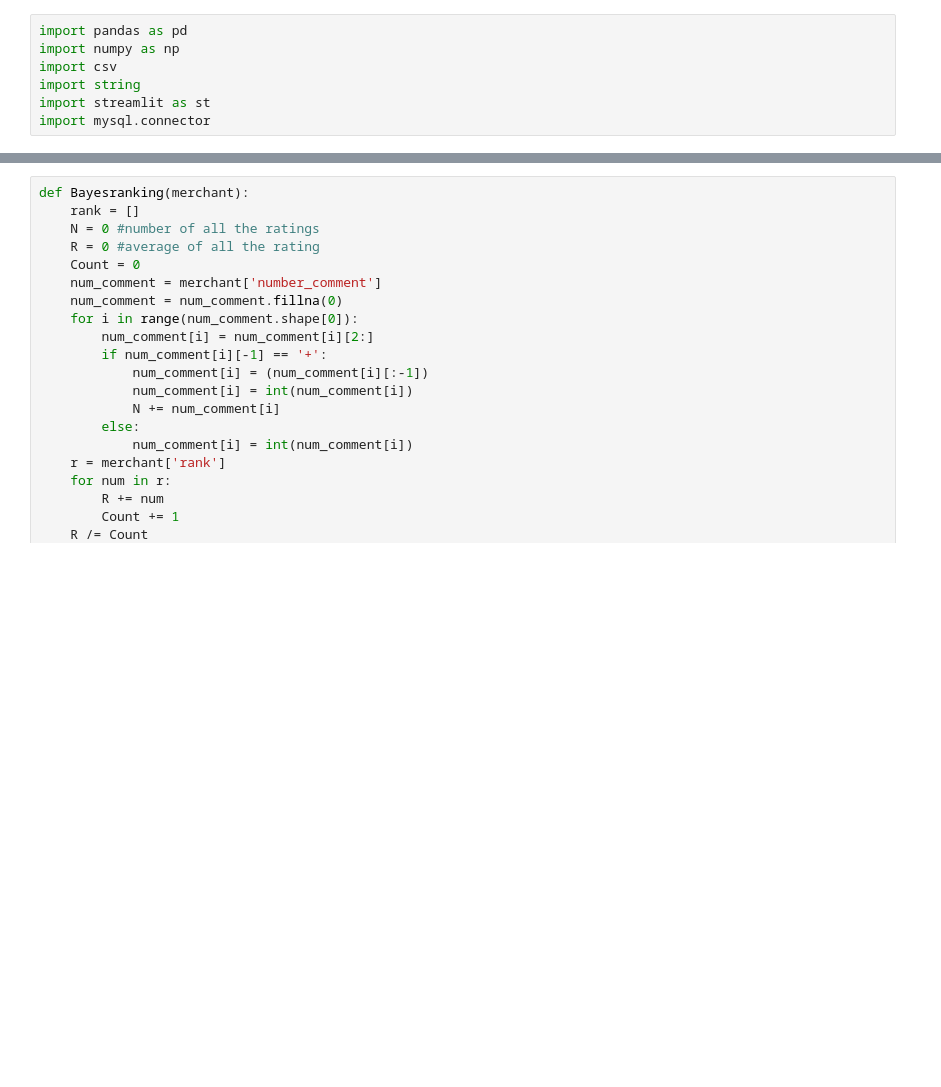
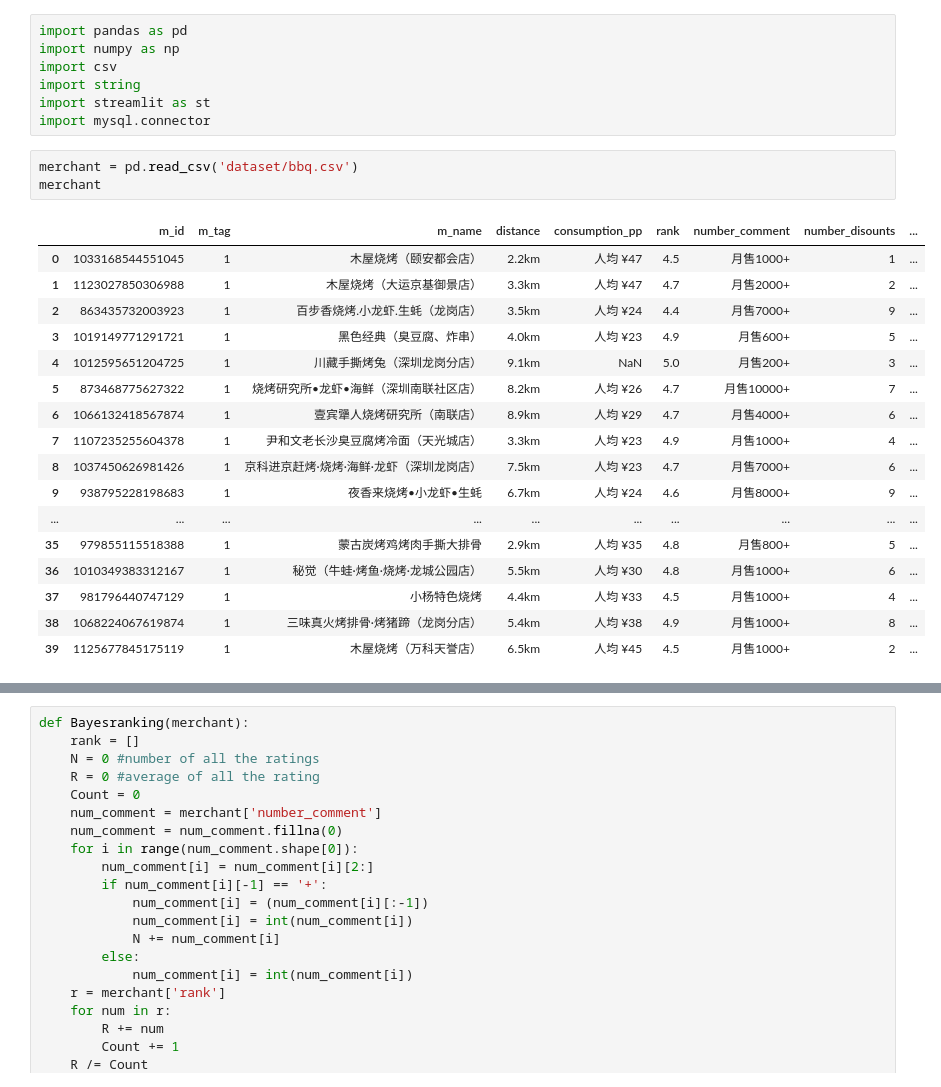
Before and after one commit to JAck-Yolo/EIE3280, a Jupyter notebook: source/data_generation/Content_base_recommendation.ipynb, the cells around one changed output, grey strips where cells are left out. Cells and saved outputs as stored; diff of their text form; blank space fills up the shorter version.

```diff
--- a/source/data_generation/Content_base_recommendation.ipynb
+++ b/source/data_generation/Content_base_recommendation.ipynb
@@ -5,6 +5,27 @@ import csv
 import string
 import streamlit as st
 import mysql.connector
+# %%
+merchant = pd.read_csv('dataset/bbq.csv')
+merchant
+# %% [output]
+|  | m_id | m_tag | m_name | distance | consumption_pp | rank | number_comment | number_disounts | ... |
+| 0 | 1033168544551045 | 1 | 木屋烧烤（颐安都会店） | 2.2km | 人均 ¥47 | 4.5 | 月售1000+ | 1 | ... |
+| 1 | 1123027850306988 | 1 | 木屋烧烤（大运京基御景店） | 3.3km | 人均 ¥47 | 4.7 | 月售2000+ | 2 | ... |
+| 2 | 863435732003923 | 1 | 百步香烧烤.小龙虾.生蚝（龙岗店） | 3.5km | 人均 ¥24 | 4.4 | 月售7000+ | 9 | ... |
+| 3 | 1019149771291721 | 1 | 黑色经典（臭豆腐、炸串） | 4.0km | 人均 ¥23 | 4.9 | 月售600+ | 5 | ... |
+| 4 | 1012595651204725 | 1 | 川藏手撕烤兔（深圳龙岗分店） | 9.1km | NaN | 5.0 | 月售200+ | 3 | ... |
+| 5 | 873468775627322 | 1 | 烧烤研究所•龙虾•海鲜（深圳南联社区店） | 8.2km | 人均 ¥26 | 4.7 | 月售10000+ | 7 | ... |
+| 6 | 1066132418567874 | 1 | 壹宾犟人烧烤研究所（南联店） | 8.9km | 人均 ¥29 | 4.7 | 月售4000+ | 6 | ... |
+| 7 | 1107235255604378 | 1 | 尹和文老长沙臭豆腐烤冷面（天光城店） | 3.3km | 人均 ¥23 | 4.9 | 月售1000+ | 4 | ... |
+| 8 | 1037450626981426 | 1 | 京科进京赶烤·烧烤·海鲜·龙虾（深圳龙岗店） | 7.5km | 人均 ¥23 | 4.7 | 月售7000+ | 6 | ... |
+| 9 | 938795228198683 | 1 | 夜香来烧烤•小龙虾•生蚝 | 6.7km | 人均 ¥24 | 4.6 | 月售8000+ | 9 | ... |
+| ... | ... | ... | ... | ... | ... | ... | ... | ... | ... |
+| 35 | 979855115518388 | 1 | 蒙古炭烤鸡烤肉手撕大排骨 | 2.9km | 人均 ¥35 | 4.8 | 月售800+ | 5 | ... |
+| 36 | 1010349383312167 | 1 | 秘觉（牛蛙·烤鱼·烧烤·龙城公园店） | 5.5km | 人均 ¥30 | 4.8 | 月售1000+ | 6 | ... |
+| 37 | 981796440747129 | 1 | 小杨特色烧烤 | 4.4km | 人均 ¥33 | 4.5 | 月售1000+ | 4 | ... |
+| 38 | 1068224067619874 | 1 | 三味真火烤排骨·烤猪蹄（龙岗分店） | 5.4km | 人均 ¥38 | 4.9 | 月售1000+ | 8 | ... |
+| 39 | 1125677845175119 | 1 | 木屋烧烤（万科天誉店） | 6.5km | 人均 ¥45 | 4.5 | 月售1000+ | 2 | ... |
 # %%
 # calculate the consumption_pp level deviation
 def consumption_pp_level_deviation(merchant):
```
Also changed, not shown: parts of 4 cells of this notebook.
